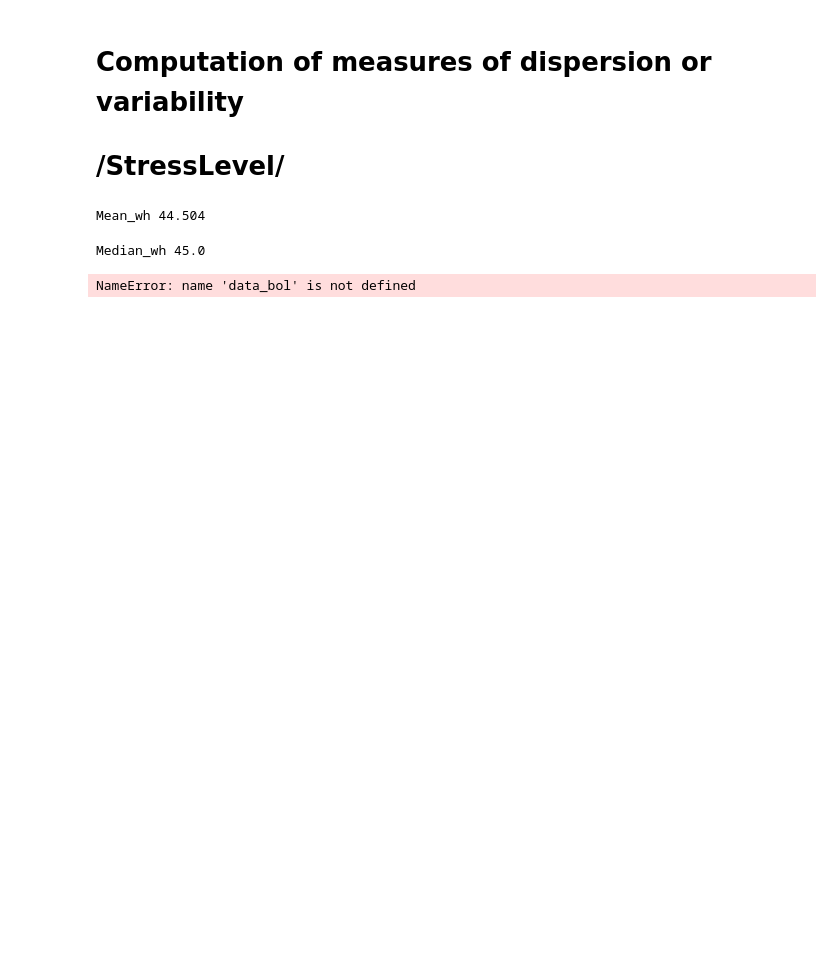
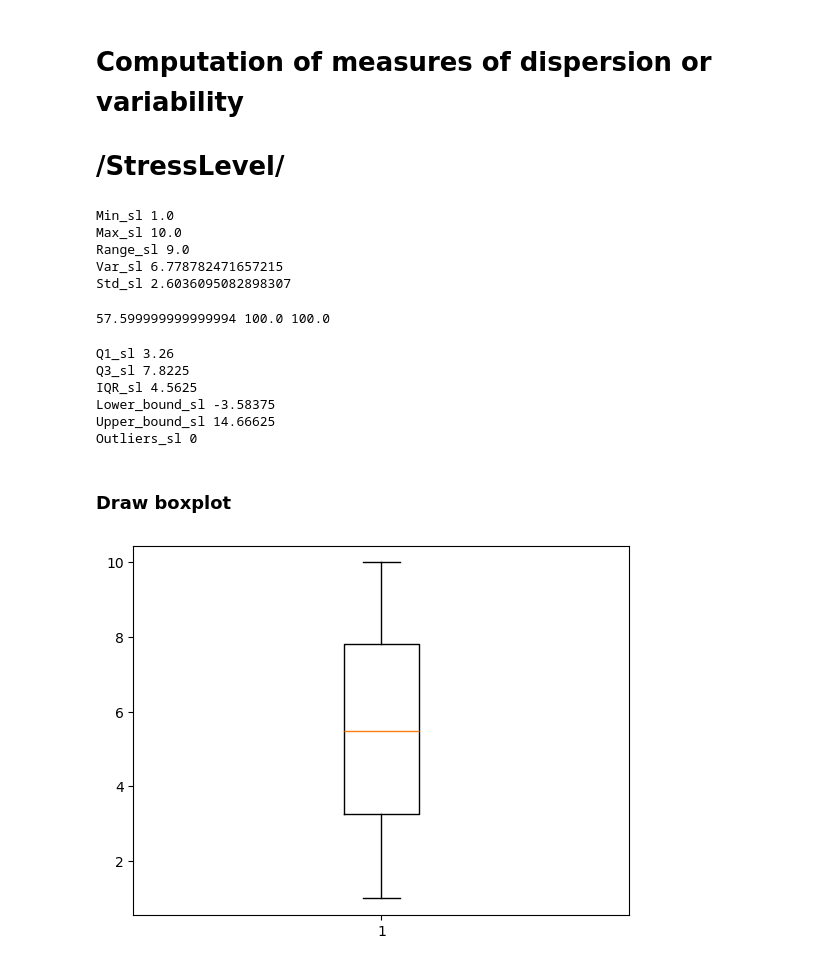
Before and after one commit to 2026378-coder/Statistical-Techniques-for-Data-Analysis-2026, a Jupyter notebook: Assignmnet.ipynb, the cells around one changed output. Saved outputs shown, nothing was run; the diff lists cells and outputs as text; code cells hidden in the pictures; blank space fills up the shorter version.

```diff
--- a/Assignmnet.ipynb
+++ b/Assignmnet.ipynb
@@ -152,30 +186,56 @@ Name: StressLevel, dtype: float64
 # Computation of measures of dispersion or variability
 # /StressLevel/
 # %%
-min_wh=data['WorkHoursPerWeek'].min()
-max_wh=data['WorkHoursPerWeek'].max()
-range_wh=data['WorkHoursPerWeek'].max() - data['WorkHoursPerWeek'].min()
-var_wh=data['WorkHoursPerWeek'].var()
-std_wh=data['WorkHoursPerWeek'].std()
-print ('Min_wh' ,min_wh)
-print ('Max_wh' ,max_wh)
-print ('Range_wh' ,range_wh)
-print ('Var_wh' ,var_wh)
-print ('Std_wh' ,std_wh)
+min_sl=data['StressLevel'].min()
+max_sl=data['StressLevel'].max()
+range_sl=data['StressLevel'].max() - data['StressLevel'].min()
+var_sl=data['StressLevel'].var()
+std_sl=data['StressLevel'].std()
+print ('Min_sl' ,min_sl)
+print ('Max_sl' ,max_sl)
+print ('Range_sl' ,range_sl)
+print ('Var_sl' ,var_sl)
+print ('Std_sl' ,std_sl)
+# %% [output]
+Min_sl 1.0
+Max_sl 10.0
+Range_sl 9.0
+Var_sl 6.778782471657215
+Std_sl 2.6036095082898307
-# %%
-mean_wh=data['WorkHoursPerWeek'].mean()
-print ('Mean_wh' ,mean_wh)
-# %% [output]
-Mean_wh 44.504
-# %%
-median_wh=data['WorkHoursPerWeek'].median()
-print ('Median_wh' ,median_wh)
-# %% [output]
-Median_wh 45.0
-# %%
-std2_bol=((data_bol>=mean_bol-std1_bol) &(data_bol<=mean_bol+std1_bol)).mean()*100
-std3_bol=((data_bol>=mean_bol-2*std1_bol) &(data_bol<=mean_bol+2*std1_bol)).mean()*100
-std4_bol=((data_bol>=mean_bol-3*std1_bol) &(data_bol<=mean_bol+3*std1_bol)).mean()*100
-print(std2,std3, std4)
-# %% [output]
-NameError: name 'data_bol' is not defined
+# %%
+std1_sl=std_sl
+std2_sl=((data_sl>=mean_sl-std1_sl) &(data_sl<=mean_sl+std1_sl)).mean()*100
+std3_sl=((data_sl>=mean_sl-2*std1_sl) &(data_sl<=mean_sl+2*std1_sl)).mean()*100
+std4_sl=((data_sl>=mean_sl-3*std1_sl) &(data_sl<=mean_sl+3*std1_sl)).mean()*100
+print(std2_sl,std3_sl, std4_sl)
+# %% [output]
+57.599999999999994 100.0 100.0
+# %%
+Q1_sl =data['StressLevel'].quantile(0.25)
+Q3_sl =data['StressLevel'].quantile(0.75)
+IQR_sl = Q3_sl - Q1_sl
+lower_bound_sl = Q1_sl - 1.5 * IQR_sl
+upper_bound_sl = Q3_sl + 1.5 * IQR_sl
+outliers_sl = data[(data['StressLevel'] < lower_bound_sl) | (data['StressLevel'] > upper_bound_sl)]
+
+print ('Q1_sl', Q1_sl )
+print ('Q3_sl', Q3_sl )
+print ('IQR_sl', IQR_sl )
+print ('Lower_bound_sl',lower_bound_sl )
+print ('Upper_bound_sl',upper_bound_sl )
+print ('Outliers_sl',len(outliers_sl) )
+# %% [output]
+Q1_sl 3.26
+Q3_sl 7.8225
+IQR_sl 4.5625
+Lower_bound_sl -3.58375
+Upper_bound_sl 14.66625
+Outliers_sl 0
+# %% [markdown]
+### Draw boxplot
+# %%
+plt.boxplot(data['StressLevel'])
+
+plt.show()
+# %% [output]
+[figure, added]
```
Also changed, not shown: parts of 31 cells of this notebook.
